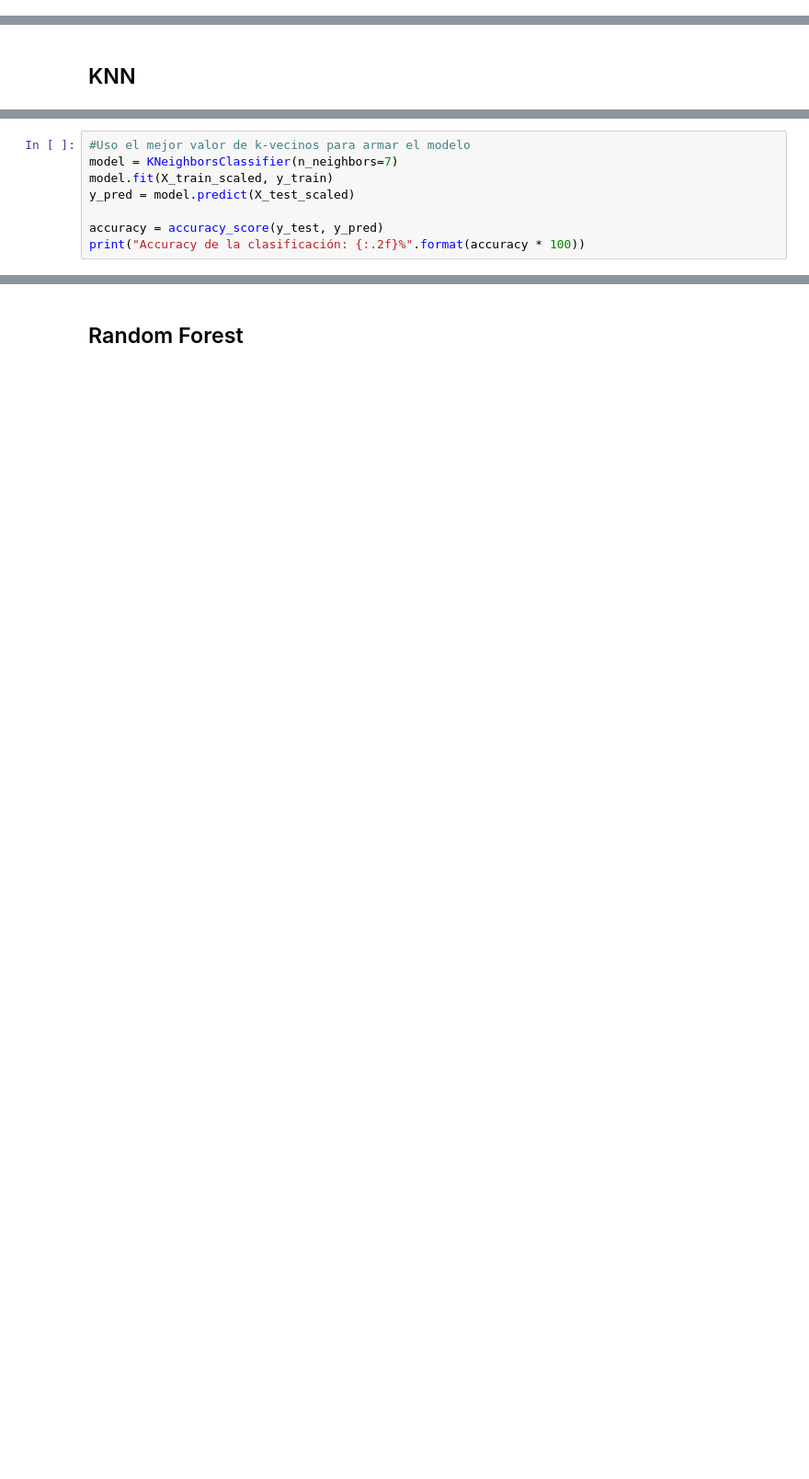
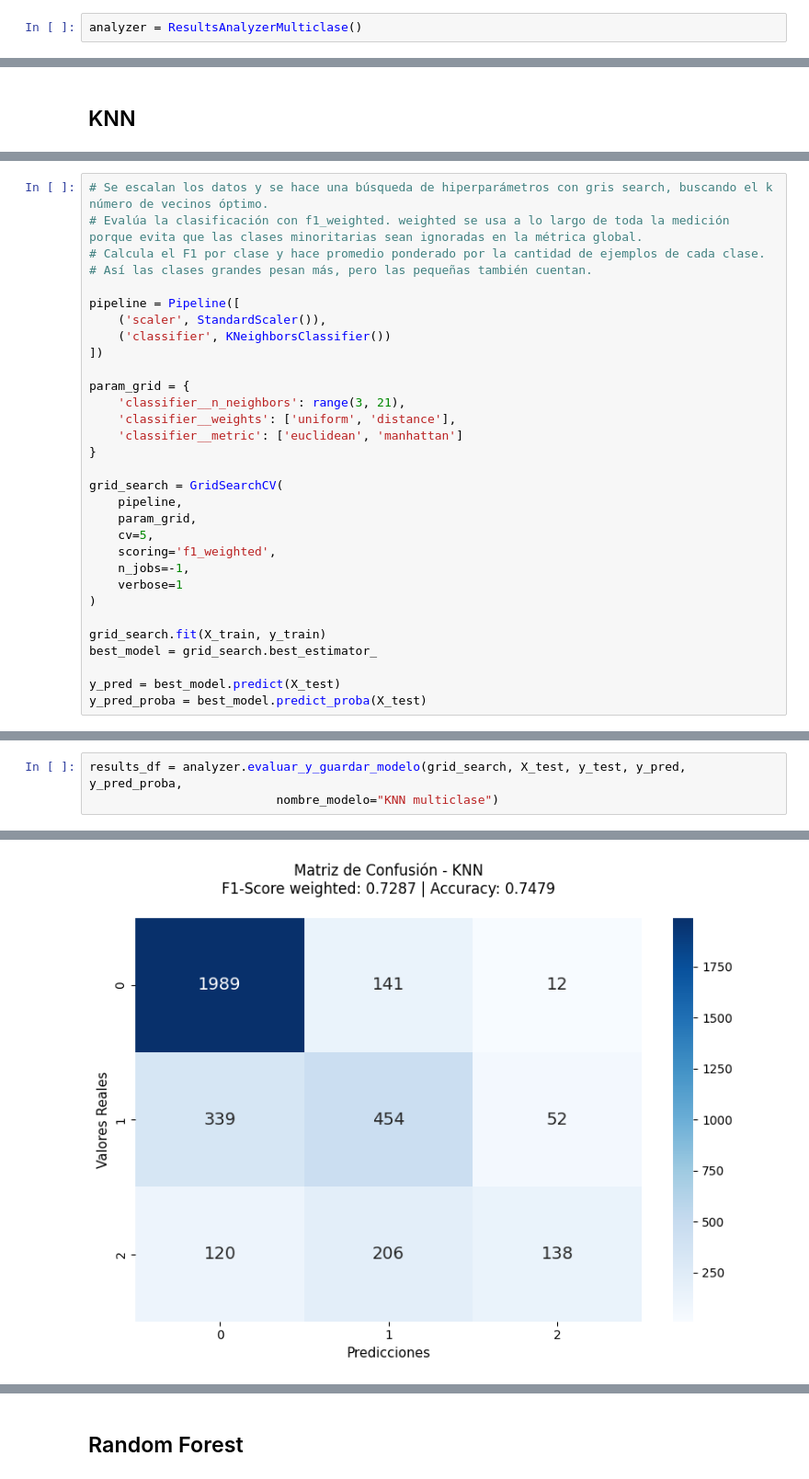
Before and after one commit to SofiaForni/aprendizaje_automatico_desertores, a Jupyter notebook: notebooks/modelos_target_multiclase.ipynb, the cells around one changed output, grey strips where cells are left out. Shown: that part at 92% size. Saved outputs shown, nothing was run; the diff lists cells and outputs as text; blank space fills up the shorter version.

Commit message:
Adaptación de notebook multiclase a nuevo modelo

```diff
--- a/notebooks/modelos_target_multiclase.ipynb
+++ b/notebooks/modelos_target_multiclase.ipynb
@@ -65,0 +68,2 @@ X_test_scaled = scaler.transform(X_test)
+# %%
+analyzer = ResultsAnalyzerMulticlase()
@@ -100,8 +73,0 @@ k=20, Accuracy=0.7671
-# %%
-#Uso el mejor valor de k-vecinos para armar el modelo
-model = KNeighborsClassifier(n_neighbors=7)
-model.fit(X_train_scaled, y_train)
-y_pred = model.predict(X_test_scaled)
-
-accuracy = accuracy_score(y_test, y_pred)
-print("Accuracy de la clasificación: {:.2f}%".format(accuracy * 100))
@@ -212,0 +74,31 @@ Como el objetivo es predecir la clase 1, no tiene sentido utilizar esta estrateg
+# %%
+# Se escalan los datos y se hace una búsqueda de hiperparámetros con gris search, buscando el k número de vecinos óptimo.
+# Evalúa la clasificación con f1_weighted. weighted se usa a lo largo de toda la medición porque evita que las clases minoritarias sean ignoradas en la métrica global.
+# Calcula el F1 por clase y hace promedio ponderado por la cantidad de ejemplos de cada clase.
+# Así las clases grandes pesan más, pero las pequeñas también cuentan.
+
+pipeline = Pipeline([
+    ('scaler', StandardScaler()),
+    ('classifier', KNeighborsClassifier())
+])
+
+param_grid = {
+    'classifier__n_neighbors': range(3, 21),
+    'classifier__weights': ['uniform', 'distance'],
+    'classifier__metric': ['euclidean', 'manhattan']
+}
+
+grid_search = GridSearchCV(
+    pipeline,
+    param_grid,
+    cv=5,
+    scoring='f1_weighted',
+    n_jobs=-1,
+    verbose=1
+)
+
+grid_search.fit(X_train, y_train)
+best_model = grid_search.best_estimator_
+
+y_pred = best_model.predict(X_test)
+y_pred_proba = best_model.predict_proba(X_test)
@@ -212,0 +107,4 @@ Como el objetivo es predecir la clase 1, no tiene sentido utilizar esta estrateg
+# %%
+results_df = analyzer.evaluar_y_guardar_modelo(grid_search, X_test, y_test, y_pred, y_pred_proba,
+                          nombre_modelo="KNN multiclase")
+# %% [output]
@@ -212,0 +128 @@ Como el objetivo es predecir la clase 1, no tiene sentido utilizar esta estrateg
+[figure, added]
```
Also changed, not shown: parts of 46 cells of this notebook.
